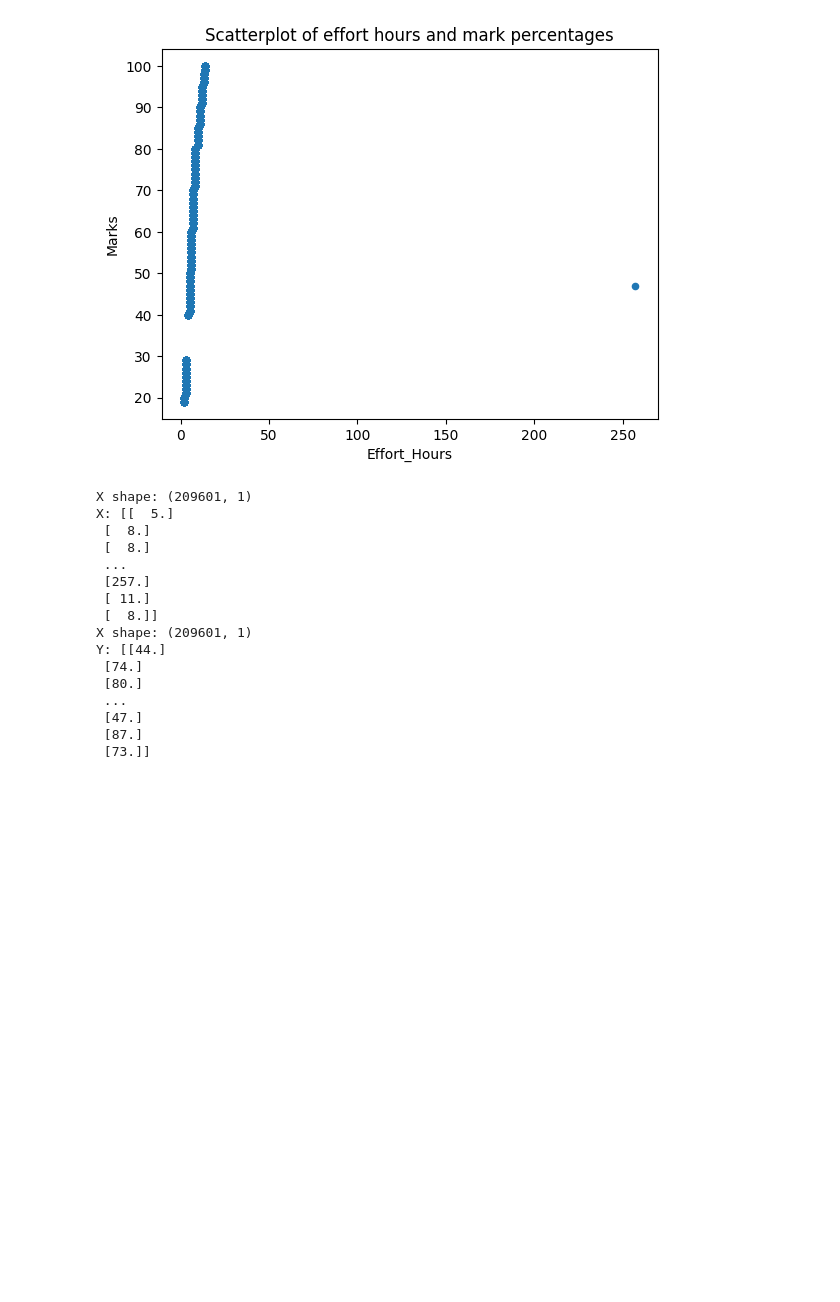
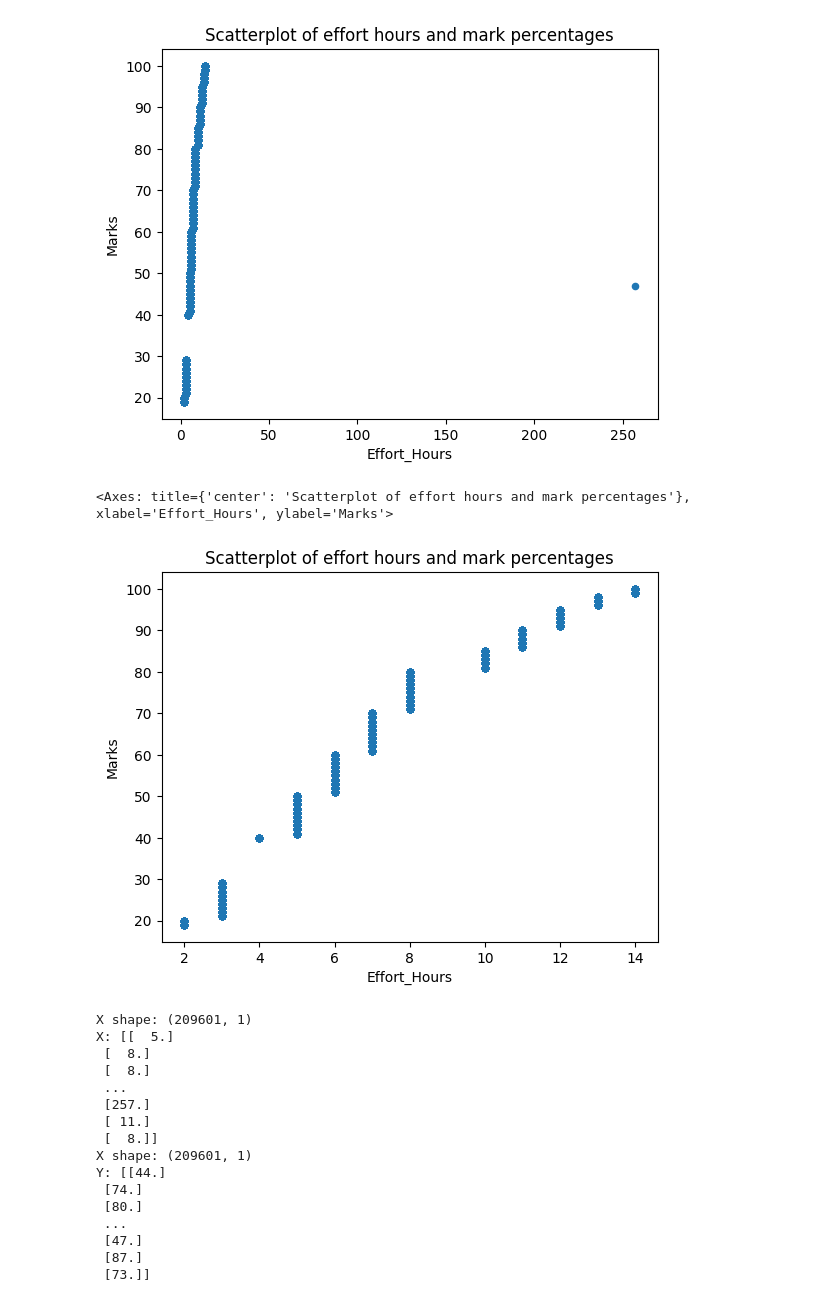
Before and after one commit to pdhan780/DataAnalysis, a Jupyter notebook: DataCleaning/dataMining.ipynb, the cells around one changed output. Cells and saved outputs as stored; diff of their text form; code cells hidden in the pictures; blank space fills up the shorter version.

Commit message:
fixed plot

```diff
--- a/DataCleaning/dataMining.ipynb
+++ b/DataCleaning/dataMining.ipynb
@@ -127,3 +129,14 @@ performance.plot.scatter(x='Effort_Hours', y='Marks', title='Scatterplot of effo
 # %% [output]
 <Axes: title={'center': 'Scatterplot of effort hours and mark percentages'}, xlabel='Effort_Hours', ylabel='Marks'>
 [figure]
+# %%
+#outlier here is 257, lets try this again to see if we can create a better looking scatter-plot
+outlier_value = 257
+# Filter out outliers
+performance_filtered = performance[(performance['Effort_Hours'] <outlier_value )]
+
+# Plot the scatterplot with filtered data
+performance_filtered.plot.scatter(x='Effort_Hours', y='Marks', title='Scatterplot of effort hours and mark percentages')
+# %% [output]
+<Axes: title={'center': 'Scatterplot of effort hours and mark percentages'}, xlabel='Effort_Hours', ylabel='Marks'>
+[figure, added]
```
Also changed, not shown: parts of 2 cells of this notebook.
